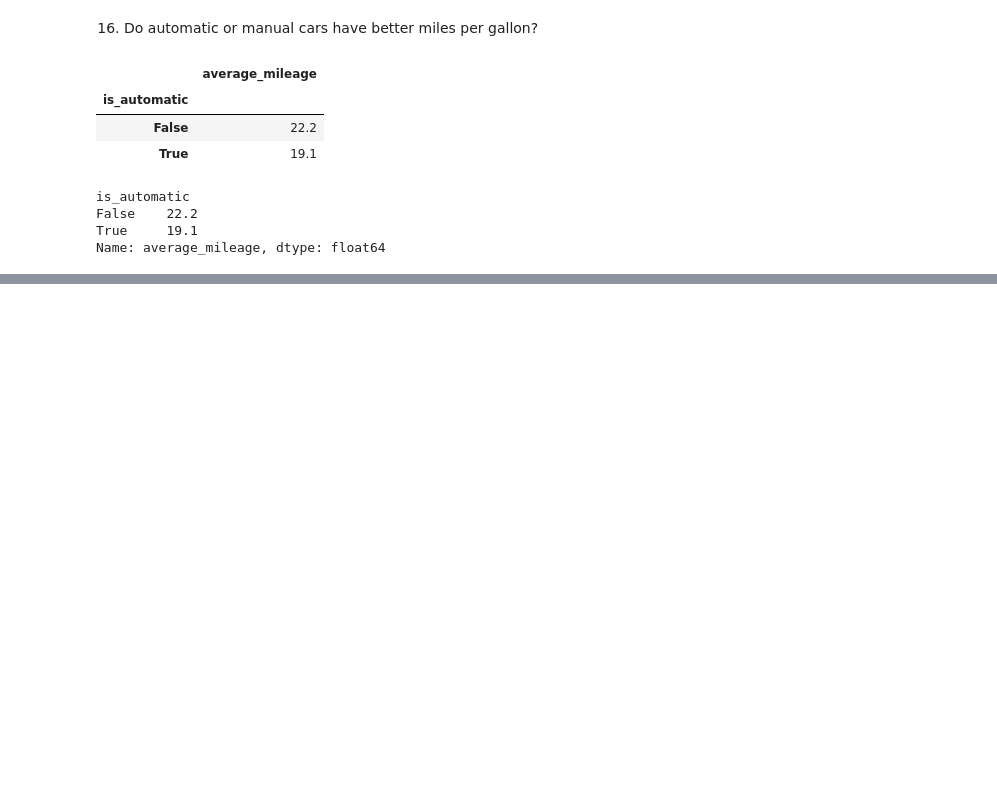
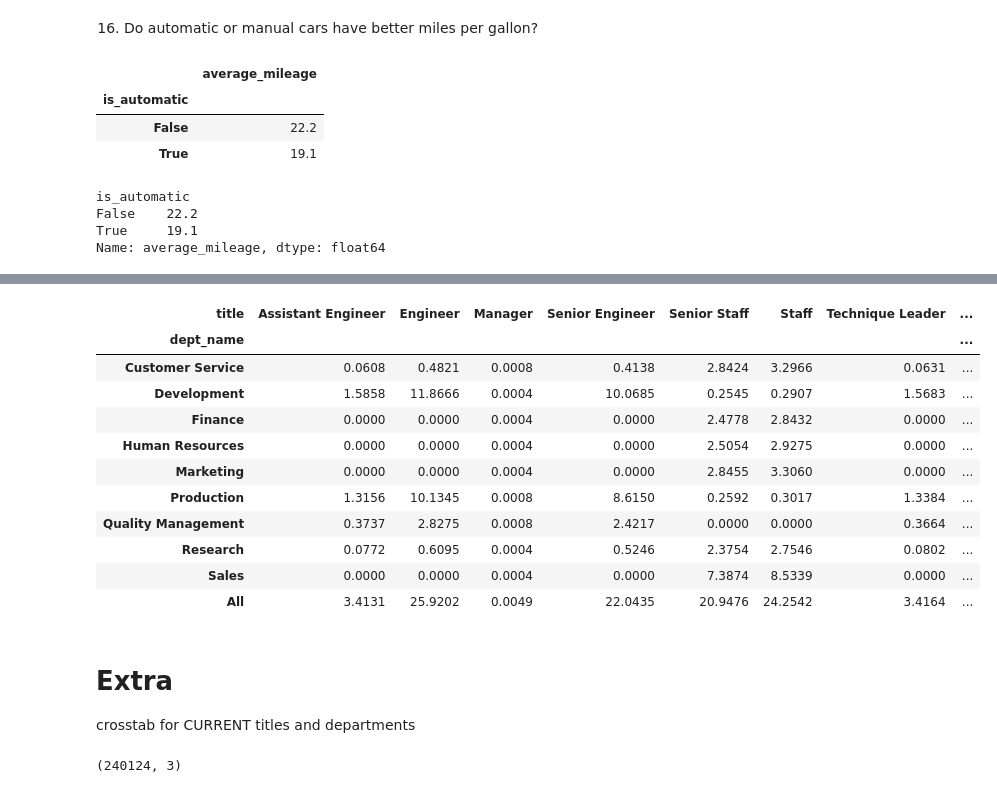
Before and after one commit to Adam-Harris87/numpy-pandas-visualization-exercises, a Jupyter notebook: advanced_dataframes.ipynb, the cells around one changed output, grey strips where cells are left out. Saved outputs shown, nothing was run; the diff lists cells and outputs as text; code cells hidden in the pictures; blank space fills up the shorter version.

```diff
--- a/advanced_dataframes.ipynb
+++ b/advanced_dataframes.ipynb
@@ -510,0 +713,18 @@ Name: average_mileage, dtype: float64
+# %%
+pd.crosstab(df.dept_name, df.title, normalize=True, margins=True).round(6) * 100
+# %% [output]
+| title | Assistant Engineer | Engineer | Manager | Senior Engineer | Senior Staff | Staff | Technique Leader | ... |
+| dept_name |  |  |  |  |  |  |  | ... |
+| Customer Service | 0.0608 | 0.4821 | 0.0008 | 0.4138 | 2.8424 | 3.2966 | 0.0631 | ... |
+| Development | 1.5858 | 11.8666 | 0.0004 | 10.0685 | 0.2545 | 0.2907 | 1.5683 | ... |
+| Finance | 0.0000 | 0.0000 | 0.0004 | 0.0000 | 2.4778 | 2.8432 | 0.0000 | ... |
+| Human Resources | 0.0000 | 0.0000 | 0.0004 | 0.0000 | 2.5054 | 2.9275 | 0.0000 | ... |
+| Marketing | 0.0000 | 0.0000 | 0.0004 | 0.0000 | 2.8455 | 3.3060 | 0.0000 | ... |
+| Production | 1.3156 | 10.1345 | 0.0008 | 8.6150 | 0.2592 | 0.3017 | 1.3384 | ... |
+| Quality Management | 0.3737 | 2.8275 | 0.0008 | 2.4217 | 0.0000 | 0.0000 | 0.3664 | ... |
+| Research | 0.0772 | 0.6095 | 0.0004 | 0.5246 | 2.3754 | 2.7546 | 0.0802 | ... |
+| Sales | 0.0000 | 0.0000 | 0.0004 | 0.0000 | 7.3874 | 8.5339 | 0.0000 | ... |
+| All | 3.4131 | 25.9202 | 0.0049 | 22.0435 | 20.9476 | 24.2542 | 3.4164 | ... |
+# %% [markdown]
+# Extra
+crosstab for CURRENT titles and departments
@@ -510,0 +744,4 @@ Name: average_mileage, dtype: float64
+# %%
+ext_df.shape
+# %% [output]
+(240124, 3)
```
Also changed, not shown: parts of 35 cells of this notebook, 1 other file.
